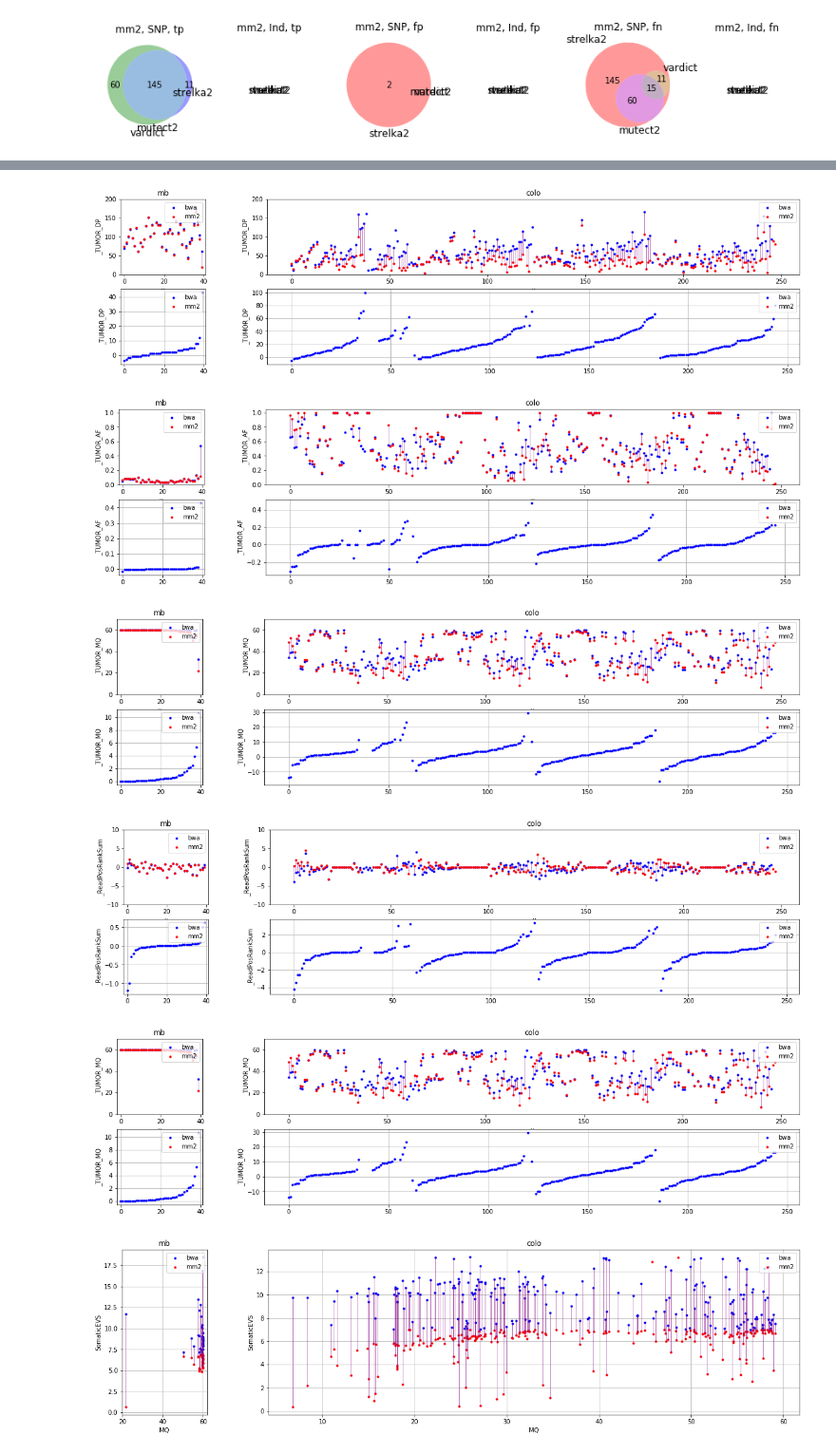
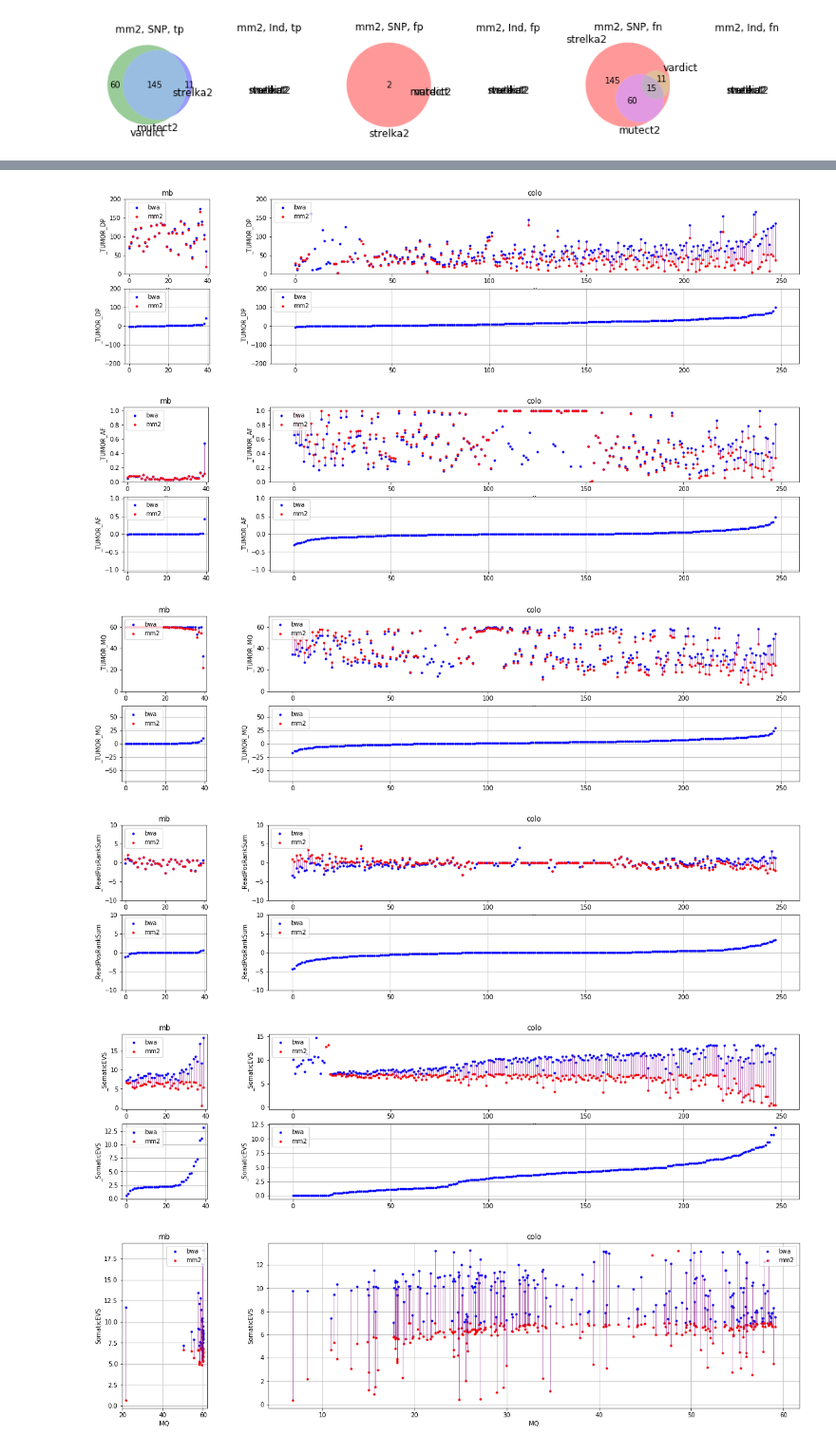
Before and after one commit to umccr/umccrise, a Jupyter notebook: analysis/minimap2/Minimap2_explore.ipynb, the cells around one changed output, grey strips where cells are left out. Shown at 95% size. Drawn from its saved outputs; the diff is of its cells as text; code cells hidden in the pictures.

Commit message:
Markdown: add fields differences averages. Add images.

```diff
--- a/analysis/minimap2/Minimap2_explore.ipynb
+++ b/analysis/minimap2/Minimap2_explore.ipynb
@@ -566,6 +566,7 @@ Circle C has zero area
 from matplotlib import gridspec
 import pandas as pd
 import numpy as np
+import math
 
 bright_colors = ['blue', 'red', 'green']
 pale_colors = ['lightblue', 'pink', 'lightgreen']
@@ -575,7 +576,7 @@ for field, ylim in [
         ('_TUMOR_AF',       (0, 1.05 )),
         ('_TUMOR_MQ',       (0, 70   )),
         ('_ReadPosRankSum', (-10, 10 )),
-        ('_TUMOR_MQ',       (0, 70   )),
+        ('_SomaticEVS',     None),
     ]:
     fig = plt.figure(figsize=(20, 5))
     grid = gridspec.GridSpec(2, 2, width_ratios=[40, 250])
@@ -584,16 +585,21 @@ for field, ylim in [
         ax = plt.subplot(grid[i], label=bn)
         ax_diff = plt.subplot(grid[2+i], label=bn)
         values = [df[aln + field].reset_index(drop=True).values for aln in ['bwa', 'mm2']]
-        values.append([v1 - v2 for v1, v2 in zip(*values)])
+        diffs = [v1 - v2 for v1, v2 in zip(*values)]
+        values.append([d if not math.isnan(d) else 0 for d in diffs])
         value_triplets = list(zip(*values))
-        value_triplets.sort(key=lambda v: v[2])
+        value_triplets = sorted(value_triplets, key=lambda v: v[2] if not math.isnan(v2) else 0)
+#         if i == 1 and field == '_TUMOR_DP':
+#             for t in value_triplets:
+#                 print(t)
         values = list(zip(*value_triplets))
-        if i == 0 and field == '_TUMOR_DP':
-            print(value_triplets)
 
         for j, aln in enumerate(['bwa', 'mm2']):
             ax.plot(values[j], '.', c=bright_colors[j], label=f'{aln}')
         ax_diff.plot(values[2], '.', c='blue', label=f'bwa - mm2')
+
+        diffs = [x for x in diffs if not math.isnan(x)]
+        print(f'{bn}: Average {field} difference {np.mean(diffs)}')
 
         for x, (v1, v2, diff) in enumerate(value_triplets):
             line_clr = None
@@ -608,12 +614,15 @@ for field, ylim in [
         ax.set_xlabel('x')
         ax.set_ylabel(field)
         ax.set_title(label=bn)
-        ax.set_ylim(ylim)
-        ax.legend(*ax.get_legend_handles_labels(), loc=1)
+        if ylim:
+            ax.set_ylim(ylim)
+        ax.legend(*ax.get_legend_handles_labels(), loc=2)
 
         ax_diff.set_label('x')
         ax_diff.set_ylabel(field)
-        ax_diff.legend(*ax.get_legend_handles_labels(), loc=1)
+        if ylim:
+            ax_diff.set_ylim((-ylim[1], ylim[1]))
+        ax_diff.legend(*ax.get_legend_handles_labels(), loc=2)
 
         plt.grid()
 # %% [output]
@@ -621,8 +639,8 @@ for field, ylim in [
-[figure, old version]
+[figure, new version]
-[figure, old version]
+[figure, new version]
-[figure, old version]
+[figure, new version]
-[figure, old version]
+[figure, new version]
-[figure, old version]
+[figure, new version]
 # %%
 # For unique Strelka2+BWA FP, plotting differences with minimap2
 from matplotlib import gridspec
```
Also changed, not shown: parts of 1 cell of this notebook, 15 other files.
